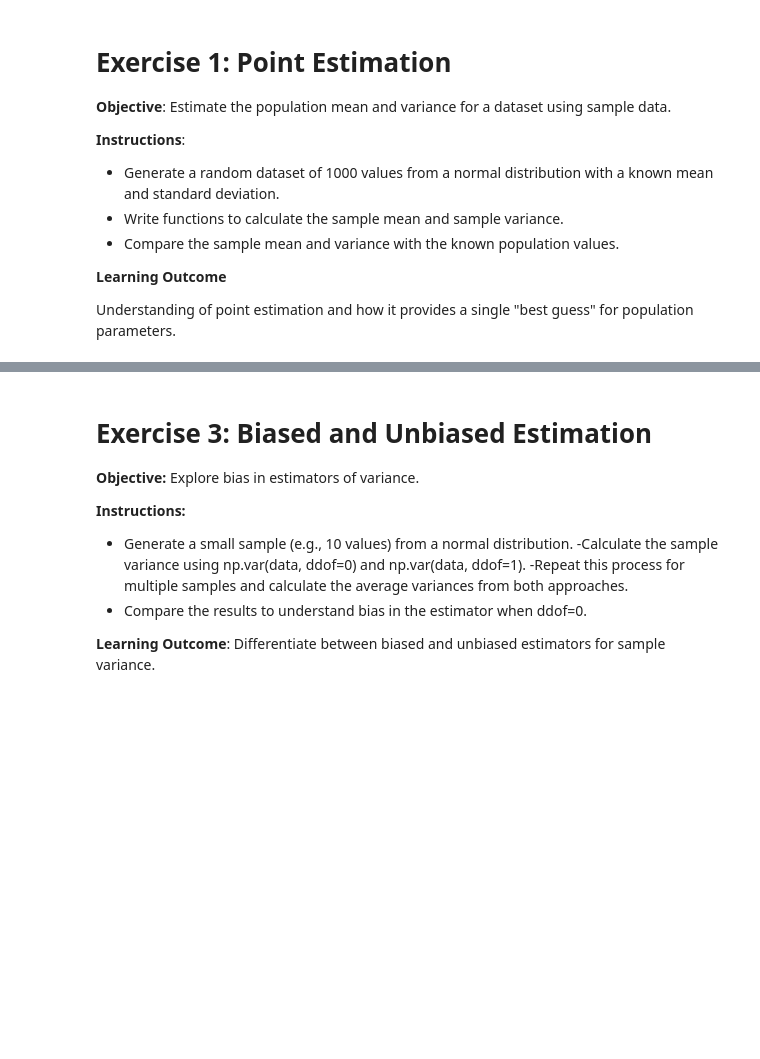
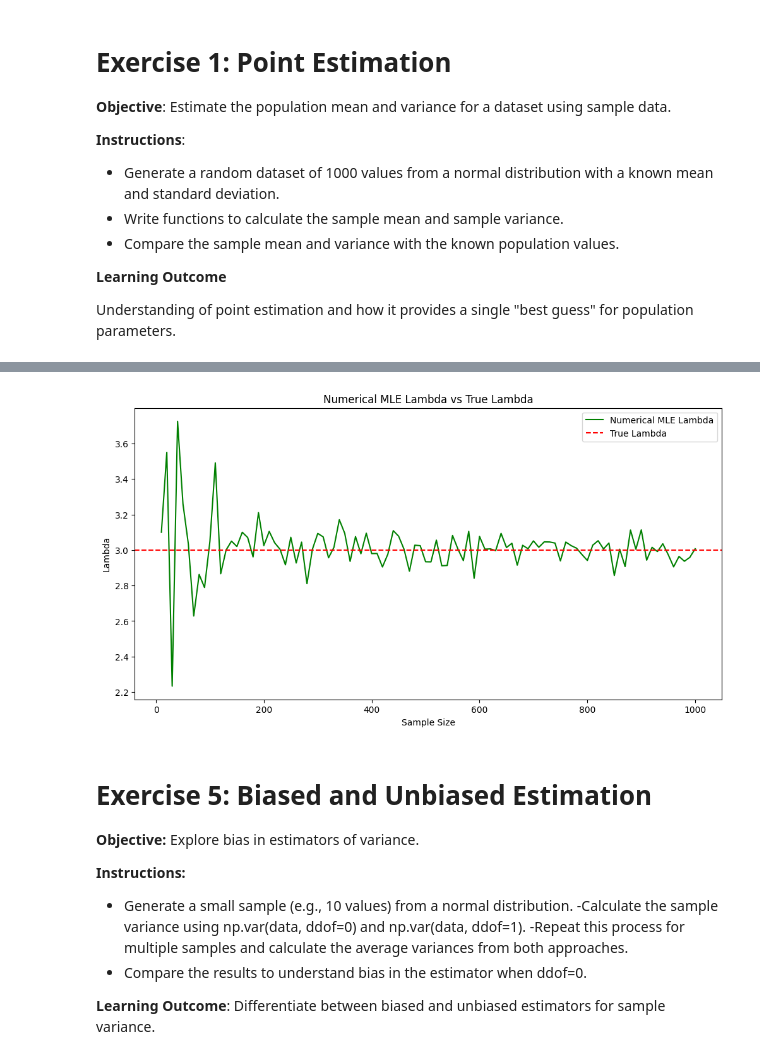
Before and after one commit to 0xd1rac/traditional-ml-projects, a Jupyter notebook: PSU_STAT-415_Introduction-To-Mathematical-Statistics/1_Estimation-Labs/1_Point Estimation.ipynb, the cells around one changed output, grey strips where cells are left out. Cells and saved outputs as stored; diff of their text form; code cells hidden in the pictures; blank space fills up the shorter version.

```diff
--- a/PSU_STAT-415_Introduction-To-Mathematical-Statistics/1_Estimation-Labs/1_Point Estimation.ipynb
+++ b/PSU_STAT-415_Introduction-To-Mathematical-Statistics/1_Estimation-Labs/1_Point Estimation.ipynb
@@ -42,5 +294,34 @@ Write code to find the MLE for $\lambda$ using scipy.optimize to maximize the li
+# %%
+def neg_log_likelihood(lam, sample):  # Note: parameters order swapped to match minimize's expectations
+    if lam <= 0:
+        return np.inf
+    # Use scalar lam value instead of array
+    log_likelihood = np.sum(sample * np.log(lam[0]) - lam[0] - np.log(factorial(sample)))
+    return -log_likelihood
+
+
+TRUE_LAMBDA = 3
+MAX_SAMPLE_SIZE = 1000
+SAMPLE_SIZES = range(10, MAX_SAMPLE_SIZE + 1, 10)
+numerical_lambdas = []
+
+for size in SAMPLE_SIZES:
+    data = np.random.poisson(TRUE_LAMBDA, size)
+    result = minimize(neg_log_likelihood, [1.0], args=(data,))
+    numerical_lambdas.append(result.x[0])
+
+plt.figure(figsize=(12, 6))
+plt.plot(SAMPLE_SIZES, numerical_lambdas, label='Numerical MLE Lambda', color='green')
+plt.axhline(y=TRUE_LAMBDA, color='red', linestyle='--', label='True Lambda')
+plt.title('Numerical MLE Lambda vs True Lambda')
+plt.xlabel('Sample Size')
+plt.ylabel('Lambda')
+plt.legend()
+plt.show()
+# %% [output]
+[figure, added]
 # %% [markdown]
-# Exercise 3: Biased and Unbiased Estimation
+# Exercise 5: Biased and Unbiased Estimation
 
 **Objective:** Explore bias in estimators of variance.
 
```
Also changed, not shown: parts of 22 cells of this notebook, 9 other files.
